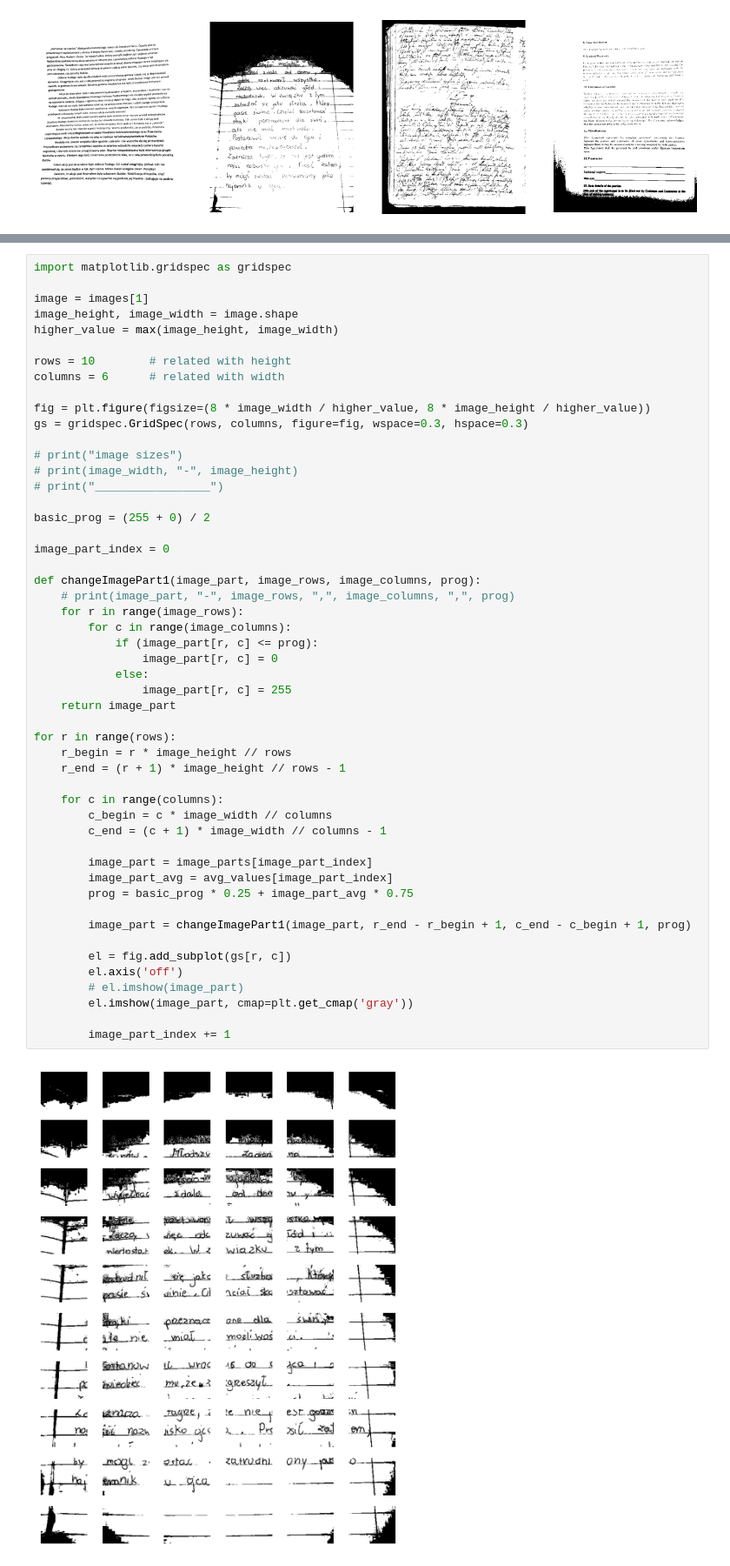
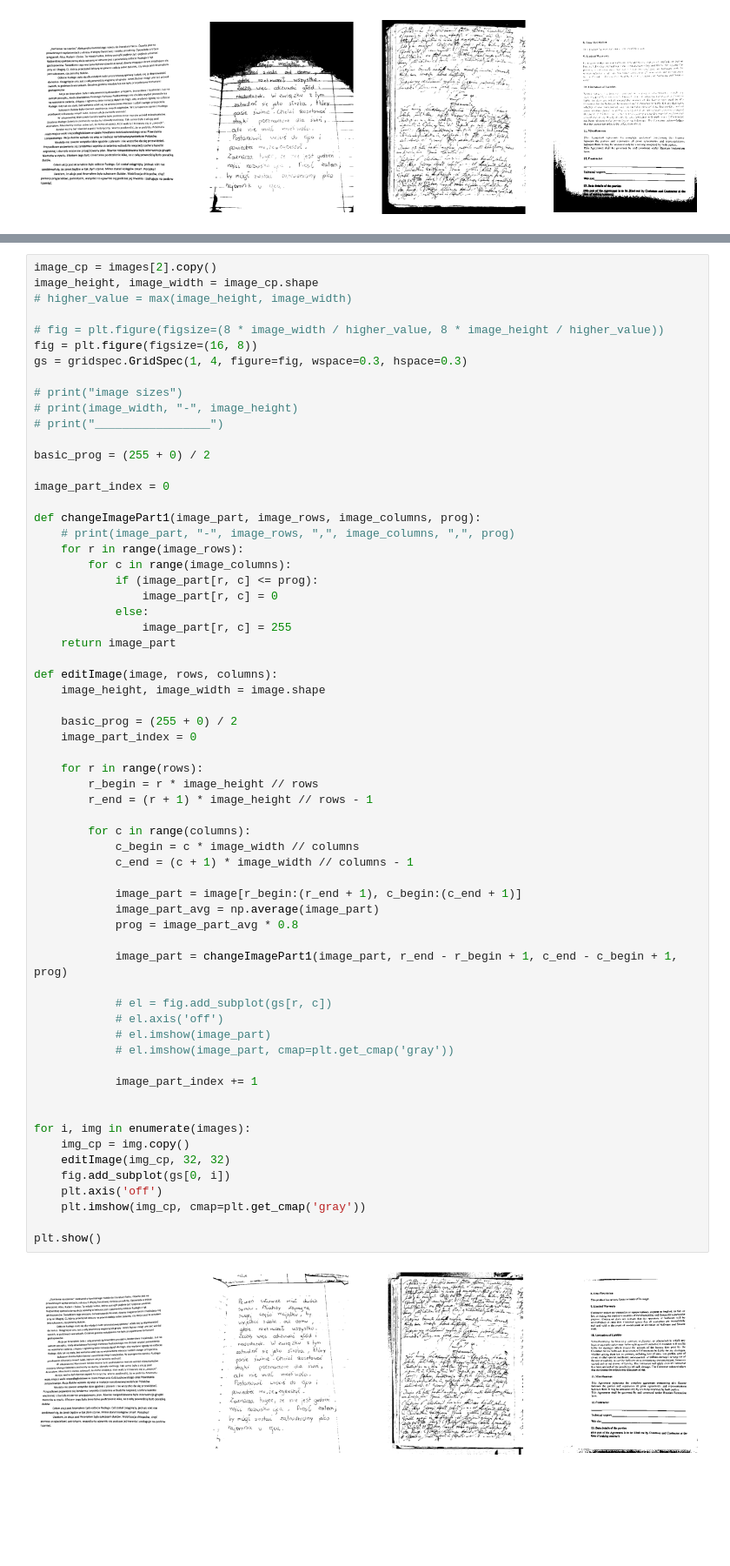
Before and after one commit to wikolego/wikolego-repository, a Jupyter notebook: ai-path/projects/image-to-black-white/src/Untitled1.ipynb, the cells around one changed output, grey strips where cells are left out. Shown: that part at 87% size. Saved outputs shown, nothing was run; the diff lists cells and outputs as text; blank space fills up the shorter version.

Commit message:
Added functions in modifying images to black-white

```diff
--- a/ai-path/projects/image-to-black-white/src/Untitled1.ipynb
+++ b/ai-path/projects/image-to-black-white/src/Untitled1.ipynb
@@ -205,53 +208,65 @@ mean: 140.33017939814815
 # %%
-import matplotlib.gridspec as gridspec
+image_cp = images[2].copy()
+image_height, image_width = image_cp.shape
+# higher_value = max(image_height, image_width)
 
-image = images[1]
-image_height, image_width = image.shape
-higher_value = max(image_height, image_width)
-
-rows = 10        # related with height
-columns = 6      # related with width
-
-fig = plt.figure(figsize=(8 * image_width / higher_value, 8 * image_height / higher_value))
-gs = gridspec.GridSpec(rows, columns, figure=fig, wspace=0.3, hspace=0.3)
+# fig = plt.figure(figsize=(8 * image_width / higher_value, 8 * image_height / higher_value))
+fig = plt.figure(figsize=(16, 8))
+gs = gridspec.GridSpec(1, 4, figure=fig, wspace=0.3, hspace=0.3)
 
 # print("image sizes")
 # print(image_width, "-", image_height)
 # print("_________________")
 
 basic_prog = (255 + 0) / 2
 
 image_part_index = 0
 
 def changeImagePart1(image_part, image_rows, image_columns, prog):
     # print(image_part, "-", image_rows, ",", image_columns, ",", prog)
     for r in range(image_rows):
         for c in range(image_columns):
             if (image_part[r, c] <= prog):
                 image_part[r, c] = 0
             else:
                 image_part[r, c] = 255
     return image_part
 
-for r in range(rows):
-    r_begin = r * image_height // rows
-    r_end = (r + 1) * image_height // rows - 1
+def editImage(image, rows, columns):
+    image_height, image_width = image.shape
 
-    for c in range(columns):
-        c_begin = c * image_width // columns
-        c_end = (c + 1) * image_width // columns - 1
+    basic_prog = (255 + 0) / 2
+    image_part_index = 0
 
-        image_part = image_parts[image_part_index]
-        image_part_avg = avg_values[image_part_index]
-        prog = basic_prog * 0.25 + image_part_avg * 0.75
+    for r in range(rows):
+        r_begin = r * image_height // rows
+        r_end = (r + 1) * image_height // rows - 1
 
-        image_part = changeImagePart1(image_part, r_end - r_begin + 1, c_end - c_begin + 1, prog)
+        for c in range(columns):
+            c_begin = c * image_width // columns
+            c_end = (c + 1) * image_width // columns - 1
 
-        el = fig.add_subplot(gs[r, c])
-        el.axis('off')
-        # el.imshow(image_part)
-        el.imshow(image_part, cmap=plt.get_cmap('gray'))
+            image_part = image[r_begin:(r_end + 1), c_begin:(c_end + 1)]
+            image_part_avg = np.average(image_part)
+            prog = image_part_avg * 0.8
 
-        image_part_index += 1
+            image_part = changeImagePart1(image_part, r_end - r_begin + 1, c_end - c_begin + 1, prog)
+
+            # el = fig.add_subplot(gs[r, c])
+            # el.axis('off')
+            # el.imshow(image_part)
+            # el.imshow(image_part, cmap=plt.get_cmap('gray'))
+
+            image_part_index += 1
+
+
+for i, img in enumerate(images):
+    img_cp = img.copy()
+    editImage(img_cp, 32, 32)
+    fig.add_subplot(gs[0, i])
+    plt.axis('off')
+    plt.imshow(img_cp, cmap=plt.get_cmap('gray'))
+
+plt.show()
 # %% [output]
-[figure, old version]
+[figure, new version]
```
Also changed, not shown: parts of 2 cells of this notebook, 2 other files.
